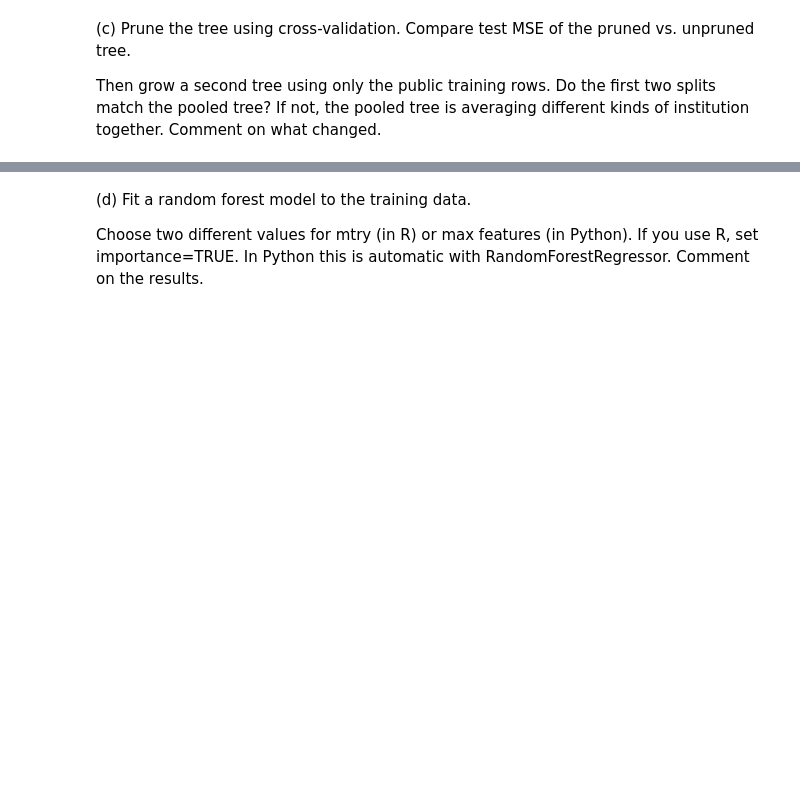
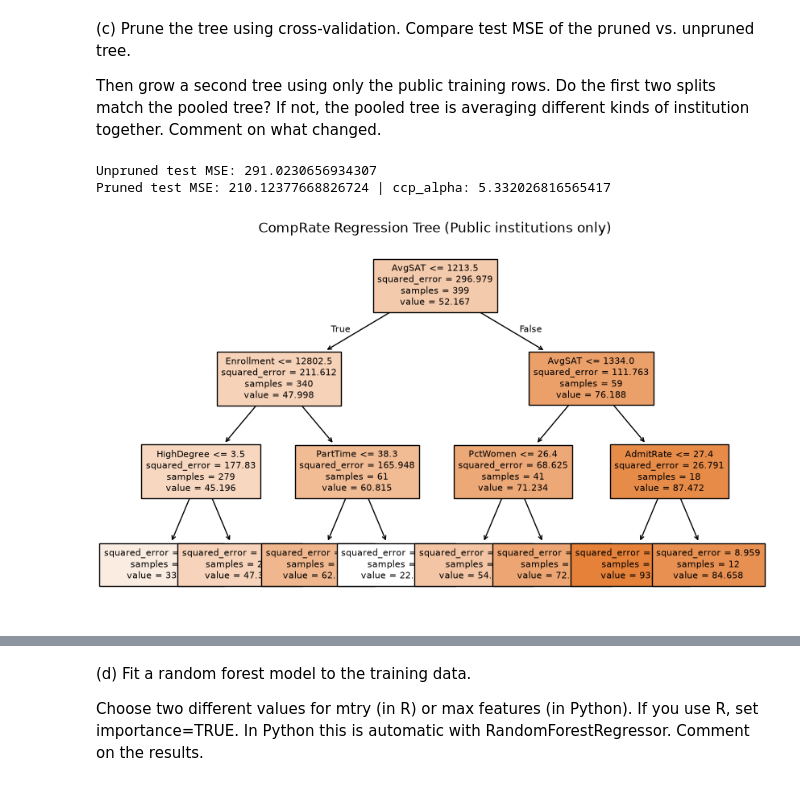
Before and after one commit to uiuc-msynowiec/cs598_psl, a Jupyter notebook: CodingAssignments/CA3/CS598_PSL_CA_3.ipynb, the cells around one changed output, grey strips where cells are left out. Drawn from its saved outputs; the diff is of its cells as text; code cells hidden in the pictures; blank space fills up the shorter version.

```diff
--- a/CodingAssignments/CA3/CS598_PSL_CA_3.ipynb
+++ b/CodingAssignments/CA3/CS598_PSL_CA_3.ipynb
@@ -220,3 +220,38 @@ plt.show()
 (c) Prune the tree using cross-validation. Compare test MSE of the pruned vs. unpruned tree.
 
 Then grow a second tree using only the public training rows. Do the first two splits match the pooled tree? If not, the pooled tree is averaging different kinds of institution together. Comment on what changed.
+# %%
+from sklearn.model_selection import GridSearchCV
+from sklearn.metrics import mean_squared_error
+from sklearn.tree import DecisionTreeRegressor, plot_tree, export_text
+
+#  baseline tree
+unpruned_tree = DecisionTreeRegressor(random_state=RANDOM_SEED).fit(X_train, y_train)
+unpruned_mse = mean_squared_error(y_test, unpruned_tree.predict(X_test))
+
+# prune
+alphas = unpruned_tree.cost_complexity_pruning_path(X_train, y_train).ccp_alphas
+grid = GridSearchCV(DecisionTreeRegressor(random_state=RANDOM_SEED), {"ccp_alpha": alphas}, cv=5)
+grid.fit(X_train, y_train)
+pruned_tree = grid.best_estimator_
+pruned_mse = mean_squared_error(y_test, pruned_tree.predict(X_test))
+
+print("Unpruned test MSE:", unpruned_mse)
+print("Pruned test MSE:", pruned_mse, "| ccp_alpha:", grid.best_params_["ccp_alpha"])
+
+public_tree = DecisionTreeRegressor(max_depth=3, min_impurity_decrease=0.008, random_state=RANDOM_SEED)
+public_tree.fit(X_train[control_train == "Public"], y_train[control_train == "Public"])
+
+plt.figure(figsize=(10, 6))
+plot_tree(public_tree, feature_names=list(X_train.columns), filled=True, fontsize=8)
+plt.title("CompRate Regression Tree (Public institutions only)")
+plt.show()
+
+print("Pooled tree (from part b), top splits:")
+print(export_text(tree, feature_names=list(X_train.columns), max_depth=1))
+print("Public-only tree, top splits:")
+print(export_text(public_tree, feature_names=list(X_train.columns), max_depth=1))
+# %% [output]
+Unpruned test MSE: 291.0230656934307
+Pruned test MSE: 210.12377668826724 | ccp_alpha: 5.332026816565417
+[figure, added]
```
Also changed, not shown: parts of 1 cell of this notebook.
